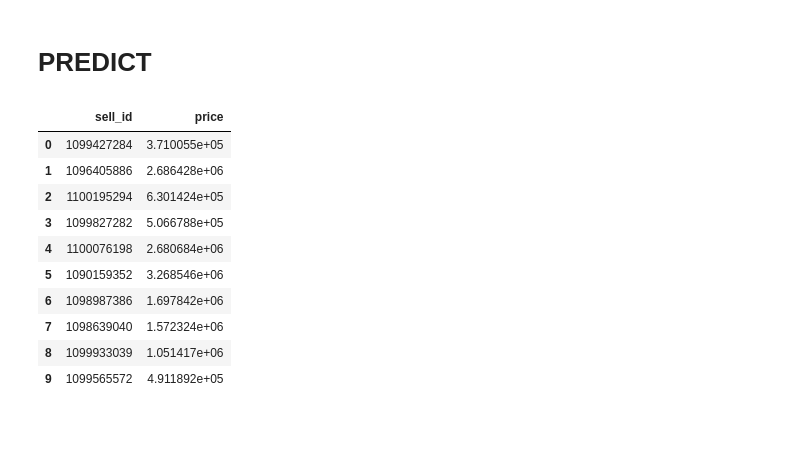
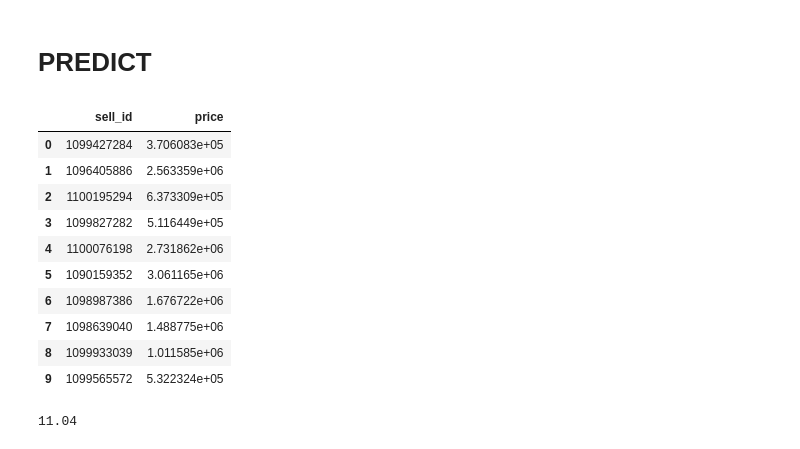
Before and after one commit to alxkzncoff/car_price_prediction_ml_dl, a Jupyter notebook: model/multi_input_nlp.ipynb, the cells around one changed output. Cells and saved outputs as stored; diff of their text form; code cells hidden in the pictures.

```diff
--- a/model/multi_input_nlp.ipynb
+++ b/model/multi_input_nlp.ipynb
@@ -266,11 +275,11 @@ text_sub = text_df.iloc[test.index]
 # %% [markdown]
 ## Bag of words with tfidf 2-grams
 # %%
-  MAX_WORDS=1500
+  MAX_WORDS=5000
 # %%
 def bow_tfidf_2_grams(TEXT, TRAIN_DF, TEST_DF, SUB_DF):
 
-  tfidf_vectorizer=TfidfVectorizer(analyzer='word', ngram_range=(2,2), max_features=MAX_WORDS, use_idf=True, smooth_idf=True)
+  tfidf_vectorizer=TfidfVectorizer(analyzer='word', ngram_range=(3,3), min_df=50, max_features=MAX_WORDS, use_idf=True, smooth_idf=True)
   tfidf_vectorizer_vectors=tfidf_vectorizer.fit(TEXT)
 
   train_tfidf = tfidf_vectorizer.transform(TRAIN_DF)
@@ -285,7 +294,7 @@ def bow_tfidf_2_grams(TEXT, TRAIN_DF, TEST_DF, SUB_DF):
   test=test_tfidf.todense()
   sub=text_sub_tfidf.todense()
 
-  return train, test, sub, text_df_transform
+  return train, test, sub, text_df_transform, tfidf_vectorizer
 # %%
-train_tfidf, test_tfidf, text_sub_tfidf, text = bow_tfidf_2_grams(text_df, text_train, text_test, text_sub)
+train_tfidf, test_tfidf, text_sub_tfidf, text, tfidf_vectorizer = bow_tfidf_2_grams(text_df, text_train, text_test, text_sub)
 # %% [output]
@@ -425,8 +459,8 @@ def build_model(LR, EPOCHS, OPTIMIZER_TYPE):
 
   # ################## NLP model ####################
   model_nlp = Sequential()
-  model_nlp.add(L.Input(shape=MAX_WORDS, name="seq_description"))
-  model_nlp.add(L.Embedding(text.shape[0]+1, 512,))
+  model_nlp.add(L.Input(shape=len(tfidf_vectorizer.get_feature_names()), name="seq_description"))
+  model_nlp.add(L.Embedding(len(tfidf_vectorizer.get_feature_names())+1, 256,))
   model_nlp.add(L.LSTM(256, return_sequences=True))
   model_nlp.add(L.Dropout(0.5))
   model_nlp.add(L.LSTM(128,))
@@ -465,7 +499,7 @@ def build_model(LR, EPOCHS, OPTIMIZER_TYPE):
 
   # ######################## Fit model ##############################
   history = model.fit([train_tfidf, X_train], y_train,
-                    batch_size=512,
+                    batch_size=128,
                     epochs=EPOCHS,
                     validation_data=([test_tfidf, X_test], y_test),
                     callbacks=callbacks_list,
@@ -534,18 +568,22 @@ TEST mape: 11.21%
 # %%
 predict_submission = model.predict([text_sub_tfidf, test])
 
 sample_submission['price'] = predict_submission
-sample_submission.to_csv(DATA_PATH+f'/sub_nn2_{int(round(mape(y_test, test_predict_nn2[:,0])*10000))}.csv', index=False)
+sample_submission.to_csv(DATA_PATH+f'/sub_nn2_{round((mape(y_test, test_predict_nn2[:,0])*100),2)}.csv'.replace('.', '_', 1), index=False)
 display(sample_submission.head(10))
 # %% [output]
 |  | sell_id | price |
-| 0 | 1099427284 | 3.710055e+05 |
-| 1 | 1096405886 | 2.686428e+06 |
-| 2 | 1100195294 | 6.301424e+05 |
-| 3 | 1099827282 | 5.066788e+05 |
-| 4 | 1100076198 | 2.680684e+06 |
-| 5 | 1090159352 | 3.268546e+06 |
-| 6 | 1098987386 | 1.697842e+06 |
-| 7 | 1098639040 | 1.572324e+06 |
-| 8 | 1099933039 | 1.051417e+06 |
-| 9 | 1099565572 | 4.911892e+05 |
+| 0 | 1099427284 | 3.706083e+05 |
+| 1 | 1096405886 | 2.563359e+06 |
+| 2 | 1100195294 | 6.373309e+05 |
+| 3 | 1099827282 | 5.116449e+05 |
+| 4 | 1100076198 | 2.731862e+06 |
+| 5 | 1090159352 | 3.061165e+06 |
+| 6 | 1098987386 | 1.676722e+06 |
+| 7 | 1098639040 | 1.488775e+06 |
+| 8 | 1099933039 | 1.011585e+06 |
+| 9 | 1099565572 | 5.322324e+05 |
+# %%
+round((mape(y_test, test_predict_nn2[:,0])*100),2)
+# %% [output]
+11.04
```
Also changed, not shown: parts of 23 cells of this notebook.
